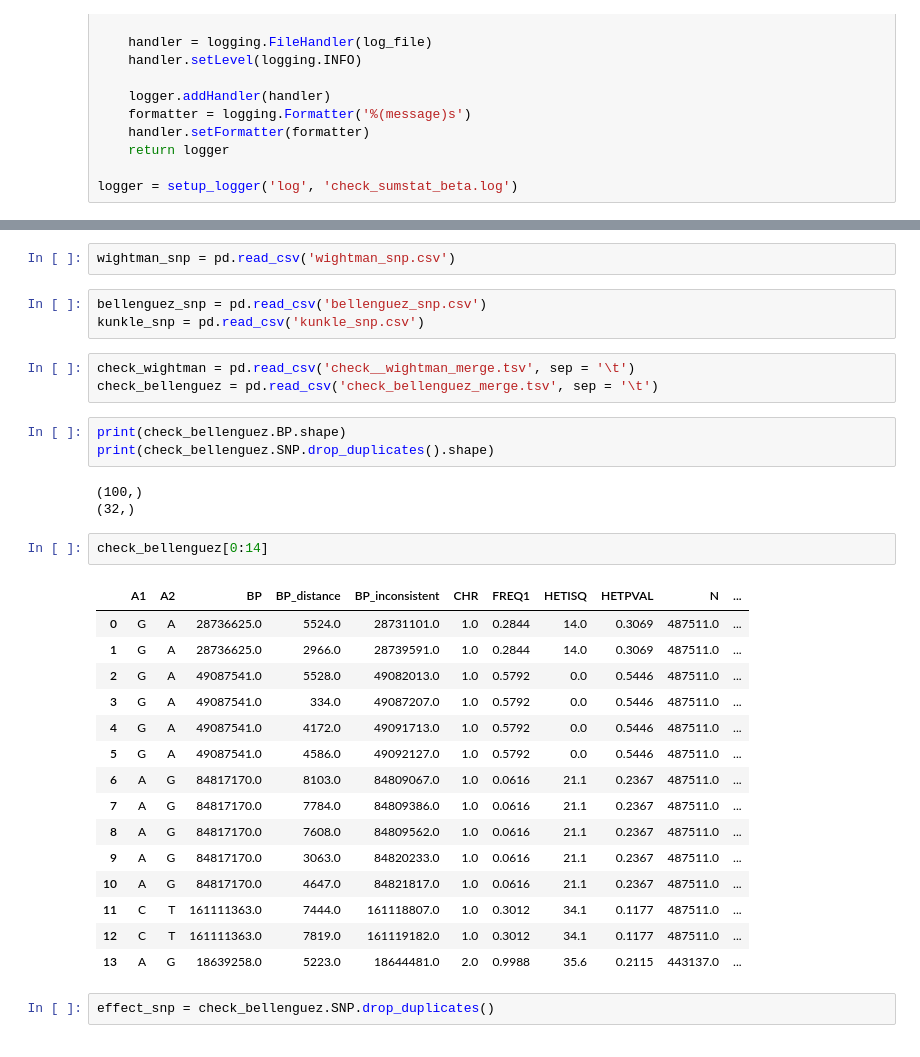
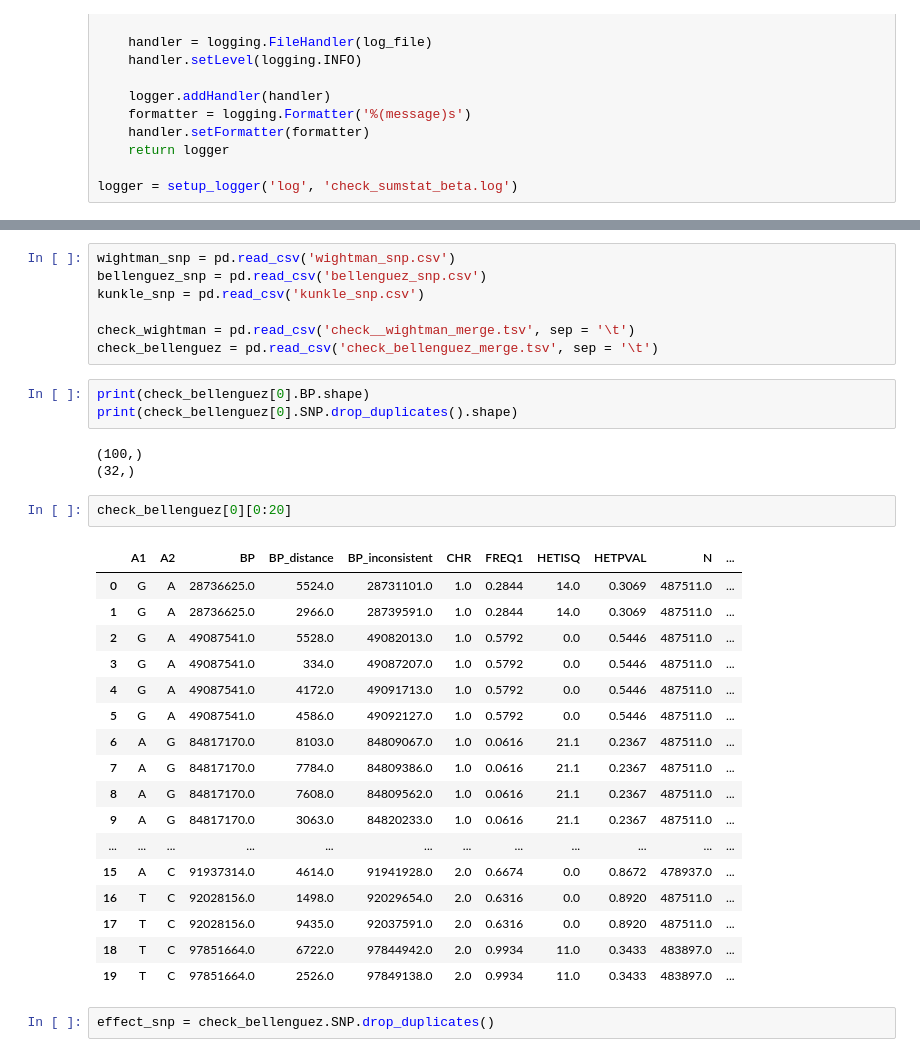
Before and after one commit to teresa-sansan/ADSP_polyfun, a Jupyter notebook: analysis/check_sumstat_beta.ipynb, the cells around one changed output, grey strips where cells are left out. Cells and saved outputs as stored; diff of their text form.

```diff
--- a/analysis/check_sumstat_beta.ipynb
+++ b/analysis/check_sumstat_beta.ipynb
@@ -291,38 +233,39 @@ check_kunkle[1].tofile('kunkle_snp.csv', sep = ',')
 check_wightman[1].tofile('wightman_snp.csv', sep = ',')
 check_wightman[0].to_csv('check_wightman_merge.tsv', sep = '\t', index = False)
 check_kunkle[0].to_csv('check_kunkle_merge.tsv', sep = '\t', index = False)
-# %%
-wightman_snp = pd.read_csv('wightman_snp.csv')
 # %%
+wightman_snp = pd.read_csv('wightman_snp.csv')
 bellenguez_snp = pd.read_csv('bellenguez_snp.csv')
 kunkle_snp = pd.read_csv('kunkle_snp.csv')
+
+check_wightman = pd.read_csv('check__wightman_merge.tsv', sep = '\t')
+check_bellenguez = pd.read_csv('check_bellenguez_merge.tsv', sep = '\t')
-# %%
-check_wightman = pd.read_csv('check__wightman_merge.tsv', sep = '\t')
-check_bellenguez = pd.read_csv('check_bellenguez_merge.tsv', sep = '\t')
 # %%
-print(check_bellenguez.BP.shape)
-print(check_bellenguez.SNP.drop_duplicates().shape)
+print(check_bellenguez[0].BP.shape)
+print(check_bellenguez[0].SNP.drop_duplicates().shape)
 # %% [output]
 (100,)
 (32,)
 # %%
-check_bellenguez[0:14]
+check_bellenguez[0][0:20]
 # %% [output]
 |  | A1 | A2 | BP | BP_distance | BP_inconsistent | CHR | FREQ1 | HETISQ | HETPVAL | N | ... |
 | 0 | G | A | 28736625.0 | 5524.0 | 28731101.0 | 1.0 | 0.2844 | 14.0 | 0.3069 | 487511.0 | ... |
 | 1 | G | A | 28736625.0 | 2966.0 | 28739591.0 | 1.0 | 0.2844 | 14.0 | 0.3069 | 487511.0 | ... |
 | 2 | G | A | 49087541.0 | 5528.0 | 49082013.0 | 1.0 | 0.5792 | 0.0 | 0.5446 | 487511.0 | ... |
 | 3 | G | A | 49087541.0 | 334.0 | 49087207.0 | 1.0 | 0.5792 | 0.0 | 0.5446 | 487511.0 | ... |
 | 4 | G | A | 49087541.0 | 4172.0 | 49091713.0 | 1.0 | 0.5792 | 0.0 | 0.5446 | 487511.0 | ... |
 | 5 | G | A | 49087541.0 | 4586.0 | 49092127.0 | 1.0 | 0.5792 | 0.0 | 0.5446 | 487511.0 | ... |
 | 6 | A | G | 84817170.0 | 8103.0 | 84809067.0 | 1.0 | 0.0616 | 21.1 | 0.2367 | 487511.0 | ... |
 | 7 | A | G | 84817170.0 | 7784.0 | 84809386.0 | 1.0 | 0.0616 | 21.1 | 0.2367 | 487511.0 | ... |
 | 8 | A | G | 84817170.0 | 7608.0 | 84809562.0 | 1.0 | 0.0616 | 21.1 | 0.2367 | 487511.0 | ... |
 | 9 | A | G | 84817170.0 | 3063.0 | 84820233.0 | 1.0 | 0.0616 | 21.1 | 0.2367 | 487511.0 | ... |
-| 10 | A | G | 84817170.0 | 4647.0 | 84821817.0 | 1.0 | 0.0616 | 21.1 | 0.2367 | 487511.0 | ... |
-| 11 | C | T | 161111363.0 | 7444.0 | 161118807.0 | 1.0 | 0.3012 | 34.1 | 0.1177 | 487511.0 | ... |
-| 12 | C | T | 161111363.0 | 7819.0 | 161119182.0 | 1.0 | 0.3012 | 34.1 | 0.1177 | 487511.0 | ... |
-| 13 | A | G | 18639258.0 | 5223.0 | 18644481.0 | 2.0 | 0.9988 | 35.6 | 0.2115 | 443137.0 | ... |
+| ... | ... | ... | ... | ... | ... | ... | ... | ... | ... | ... | ... |
+| 15 | A | C | 91937314.0 | 4614.0 | 91941928.0 | 2.0 | 0.6674 | 0.0 | 0.8672 | 478937.0 | ... |
+| 16 | T | C | 92028156.0 | 1498.0 | 92029654.0 | 2.0 | 0.6316 | 0.0 | 0.8920 | 487511.0 | ... |
+| 17 | T | C | 92028156.0 | 9435.0 | 92037591.0 | 2.0 | 0.6316 | 0.0 | 0.8920 | 487511.0 | ... |
+| 18 | T | C | 97851664.0 | 6722.0 | 97844942.0 | 2.0 | 0.9934 | 11.0 | 0.3433 | 483897.0 | ... |
+| 19 | T | C | 97851664.0 | 2526.0 | 97849138.0 | 2.0 | 0.9934 | 11.0 | 0.3433 | 483897.0 | ... |
 # %%
 effect_snp = check_bellenguez.SNP.drop_duplicates()
 # %%
```
Also changed, not shown: parts of 25 cells of this notebook.
